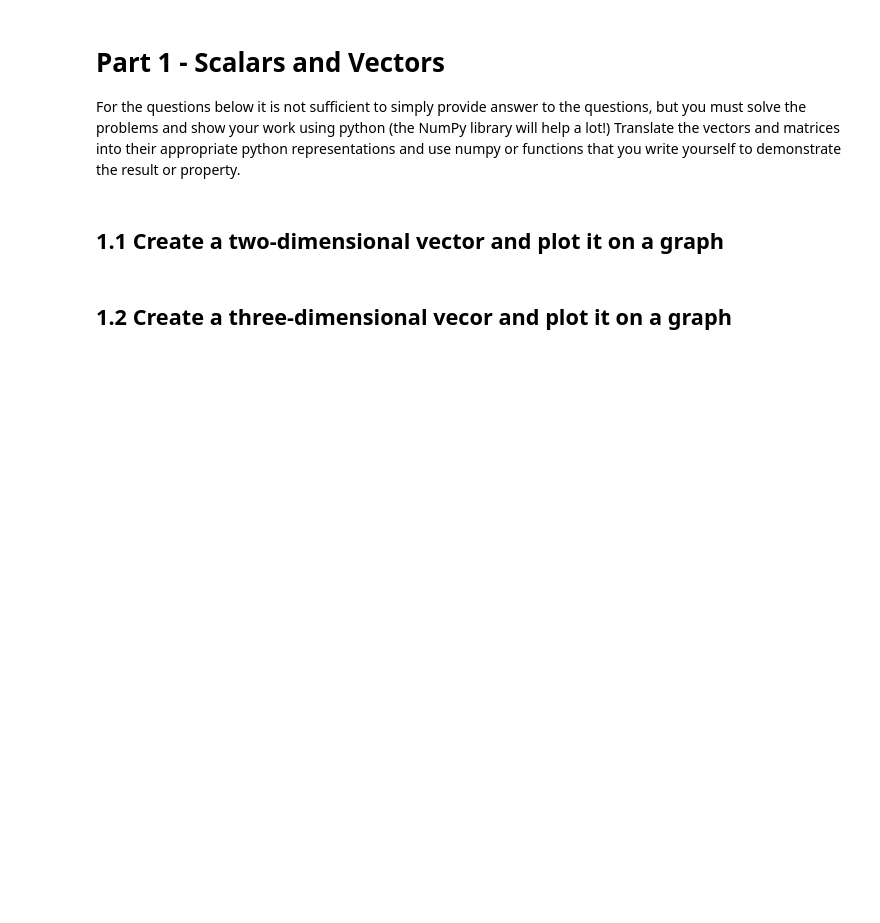
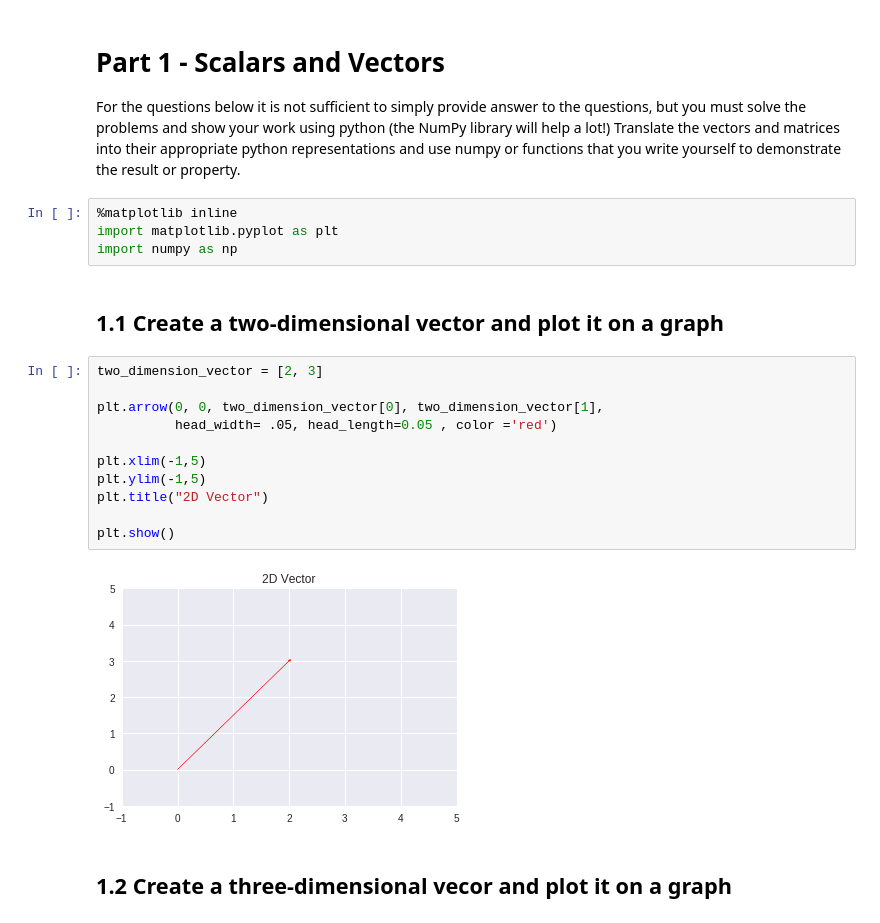
Before and after one commit to bloominstituteoftechnology/DS-Unit-1-Sprint-4-Linear-Algebra, a Jupyter notebook: module1-linear-algebra-review/Linear_Algebra_Assignment.ipynb, the cells around one changed output. Drawn from its saved outputs; the diff is of its cells as text; blank space fills up the shorter version.

```diff
--- a/module1-linear-algebra-review/Linear_Algebra_Assignment.ipynb
+++ b/module1-linear-algebra-review/Linear_Algebra_Assignment.ipynb
@@ -2,7 +4,24 @@
 # Part 1 - Scalars and Vectors
 
 For the questions below it is not sufficient to simply provide answer to the questions, but you must solve the problems and show your work using python (the NumPy library will help a lot!) Translate the vectors and matrices into their appropriate python  representations and use numpy or functions that you write yourself to demonstrate the result or property.
+# %%
+%matplotlib inline
+import matplotlib.pyplot as plt
+import numpy as np
 # %% [markdown]
 ## 1.1 Create a two-dimensional vector and plot it on a graph
+# %%
+two_dimension_vector = [2, 3]
+
+plt.arrow(0, 0, two_dimension_vector[0], two_dimension_vector[1],
+          head_width= .05, head_length=0.05 , color ='red')
+
+plt.xlim(-1,5)
+plt.ylim(-1,5)
+plt.title("2D Vector")
+
+plt.show()
+# %% [output]
+[figure, added]
 # %% [markdown]
 ## 1.2 Create a three-dimensional vecor and plot it on a graph
```
Also changed, not shown: parts of 22 cells of this notebook.
